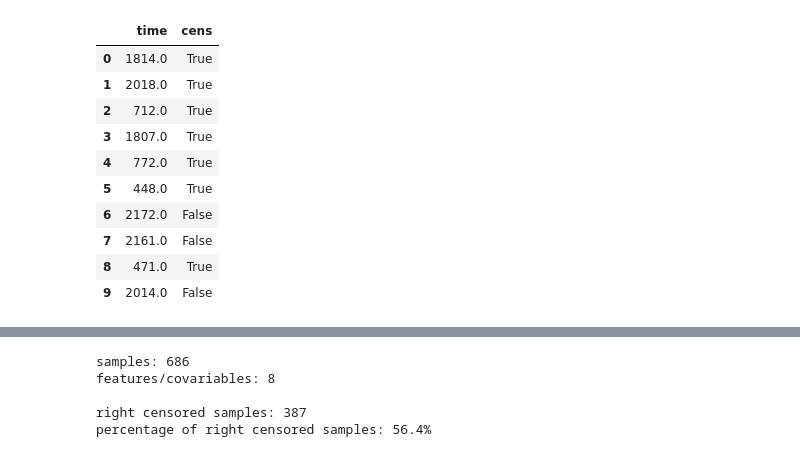
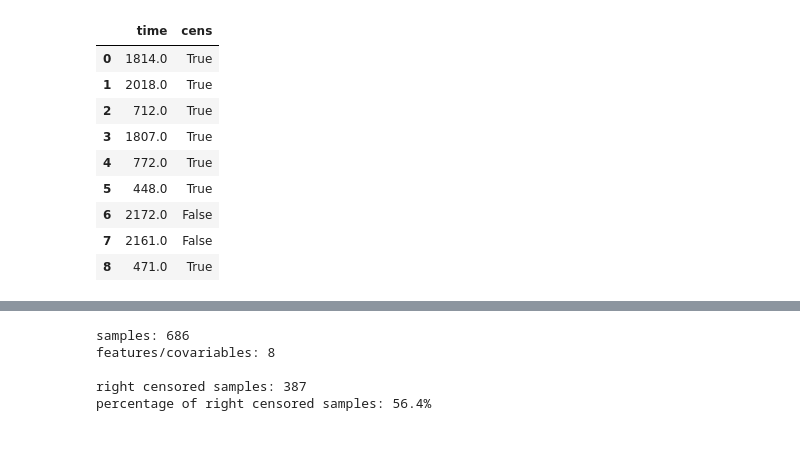
Before and after one commit to camferna/Experimental-comparison-for-time-to-event-analysis-through-the-concordance-index, a Jupyter notebook: GBCSG2_Cindex_comparison.ipynb, the cells around one changed output, grey strips where cells are left out. Drawn from its saved outputs; the diff is of its cells as text; code cells hidden in the pictures.

```diff
--- a/GBCSG2_Cindex_comparison.ipynb
+++ b/GBCSG2_Cindex_comparison.ipynb
@@ -23,16 +24,15 @@ def target2df(y):
 # %%
 # show the first 10 rows
 df_y = target2df(y)
-df_y.head(10)
+df_y.head(9)
 # %% [output]
 |  | time | cens |
 | 0 | 1814.0 | True |
 | 1 | 2018.0 | True |
 | 2 | 712.0 | True |
 | 3 | 1807.0 | True |
 | 4 | 772.0 | True |
 | 5 | 448.0 | True |
 | 6 | 2172.0 | False |
 | 7 | 2161.0 | False |
 | 8 | 471.0 | True |
-| 9 | 2014.0 | False |
```
Also changed, not shown: parts of 12 cells of this notebook.
